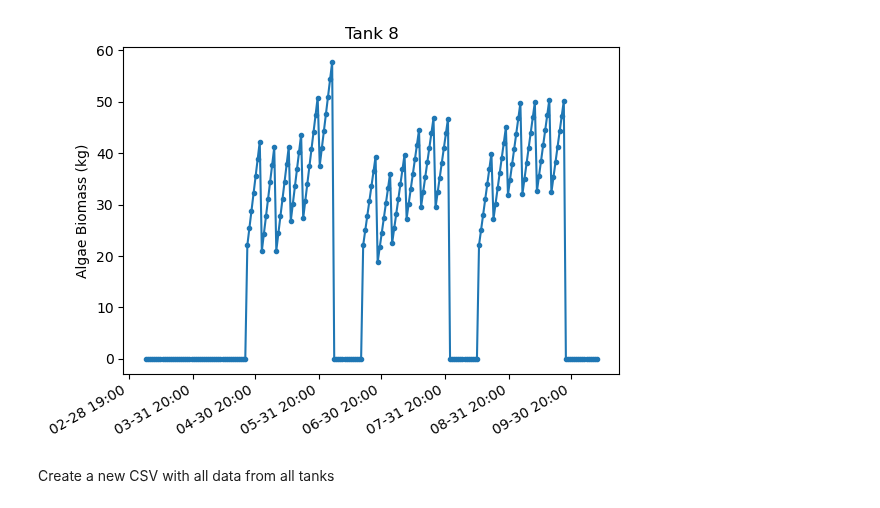
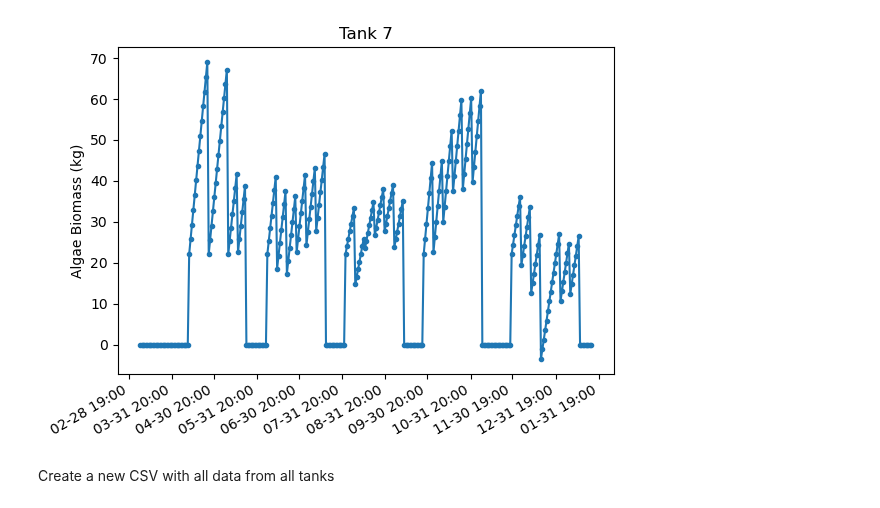
Before and after one commit to wFairmanOlin/Biomass, a Jupyter notebook: data/harvest_process.ipynb, the cells around one changed output. Cells and saved outputs as stored; diff of their text form; code cells hidden in the pictures.

```diff
--- a/data/harvest_process.ipynb
+++ b/data/harvest_process.ipynb
@@ -80,35 +80,35 @@ def get_algae_mass(start_date, end_date, tank):
 # %%
 # Set date format for x-axis labels
 date_fmt = '%m-%d %H:%M'
 # Use DateFormatter to set the data to the correct format.
 date_formatter = mdates.DateFormatter(date_fmt, tz=(pytz.timezone("US/Eastern")))
 
 
 start_date = datetime(2023, 3, 9, 11, 0)
-end_date = datetime(2023, 10, 12, 11, 0)
+end_date = datetime(2024, 1, 25, 11, 0)
 days = (end_date - start_date).days
 date_range = [start_date + timedelta(hours=24*i) for i in range(days + 2)]
-tank = 8
+tank = 7
 algae_mass = get_algae_mass(start_date, end_date, tank)
 delta_mass = algae_mass[1:] - algae_mass[:-1]
 lower = datetime(2023, 5, 19, hour=23)
 lower = pytz.timezone("US/Eastern").localize(start_date)
 upper = datetime(2023, 7, 20, hour=23)
 upper = pytz.timezone("US/Eastern").localize(end_date)
 
 plt.figure()
 plt.plot(date_range, algae_mass, marker='.')
 # plt.plot(date_range[1:], delta_mass, marker='.')
 plt.gcf().autofmt_xdate()
 plt.gca().xaxis.set_major_formatter(date_formatter)
 
 plt.ylabel("Algae Biomass (kg)")
 plt.title("Tank " + str(tank))
 # plt.xlim(lower, upper)
 # plt.ylim(0, 8)
 plt.show()
 # %% [output]
-[figure, old version]
+[figure, new version]
 # %% [markdown]
 Create a new CSV with all data from all tanks
 # %%
```
Also changed, not shown: parts of 1 cell of this notebook, 4 other files.
